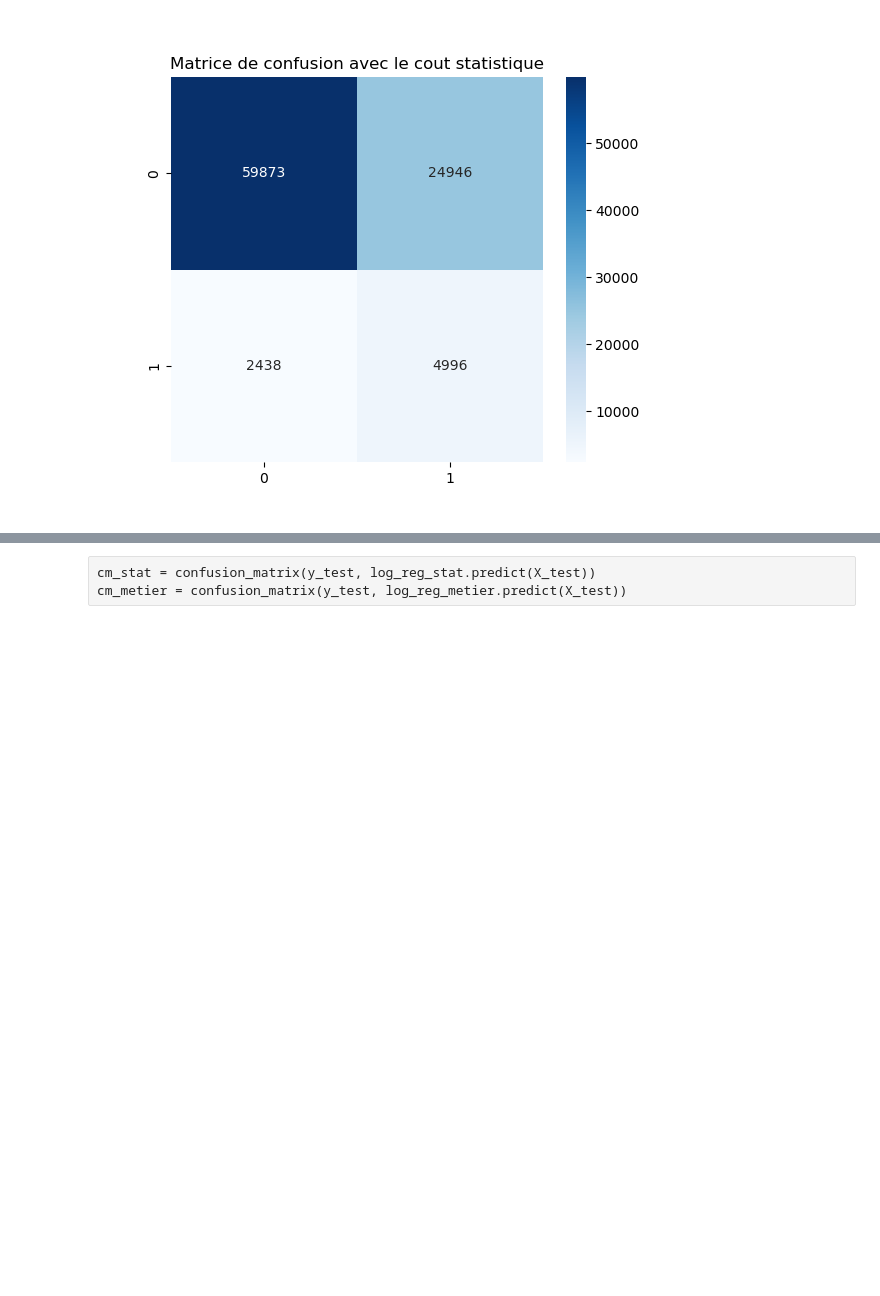
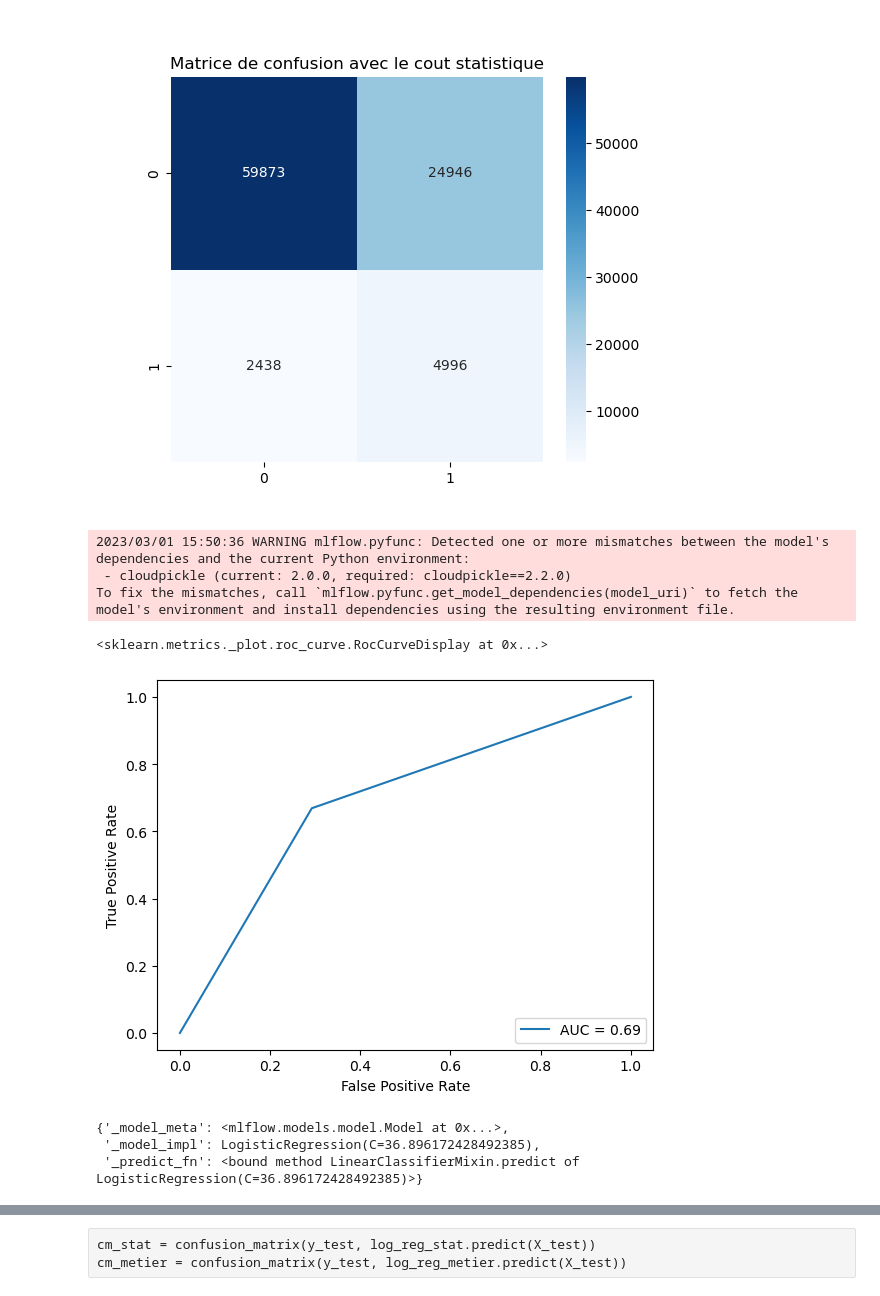
Before and after one commit to matthieu0guim/datascientist_P7, a Jupyter notebook: analyse_v2.ipynb, the cells around one changed output, grey strips where cells are left out. Cells and saved outputs as stored; diff of their text form; code cells hidden in the pictures; blank space fills up the shorter version.

```diff
--- a/analyse_v2.ipynb
+++ b/analyse_v2.ipynb
@@ -654,0 +640,22 @@ log_reg_metier = mlflow.pyfunc.load_model(logged_reg_metier)
+# %%
+# il faut avoir le mlflow ui de lancé pour que cette commande fonctionne
+log_reg_metier = mlflow.pyfunc.load_model(logged_reg_metier)
+# %% [output]
+2023/03/01 15:50:36 WARNING mlflow.pyfunc: Detected one or more mismatches between the model's dependencies and the current Python environment:
+ - cloudpickle (current: 2.0.0, required: cloudpickle==2.2.0)
+To fix the mismatches, call `mlflow.pyfunc.get_model_dependencies(model_uri)` to fetch the model's environment and install dependencies using the resulting environment file.
+# %%
+y_pred_metier = log_reg_metier._model_impl.predict(X_test)
+fpr, tpr, tresholds = metrics.roc_curve(y_test, y_pred_metier)
+roc_auc = metrics.auc(fpr, tpr)
+display = metrics.RocCurveDisplay(fpr=fpr, tpr=tpr, roc_auc=roc_auc)
+display.plot()
+# %% [output]
+<sklearn.metrics._plot.roc_curve.RocCurveDisplay at 0x...>
+[figure, added]
+# %%
+log_reg_metier.__dict__
+# %% [output]
+{'_model_meta': <mlflow.models.model.Model at 0x...>,
+ '_model_impl': LogisticRegression(C=36.896172428492385),
+ '_predict_fn': <bound method LinearClassifierMixin.predict of LogisticRegression(C=36.896172428492385)>}
```
Also changed, not shown: parts of 33 cells of this notebook, 3 other files.
